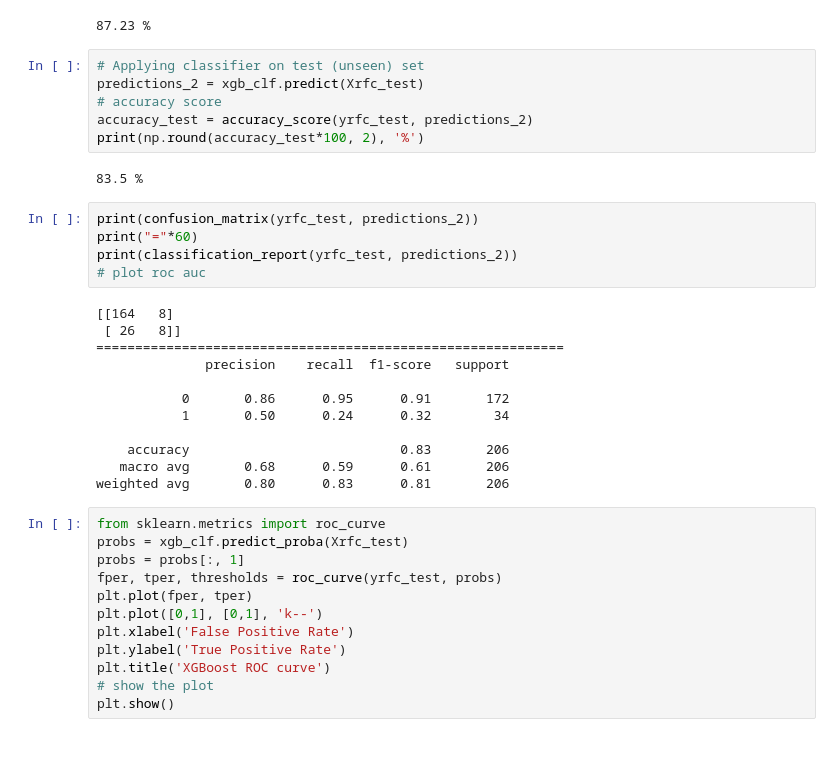
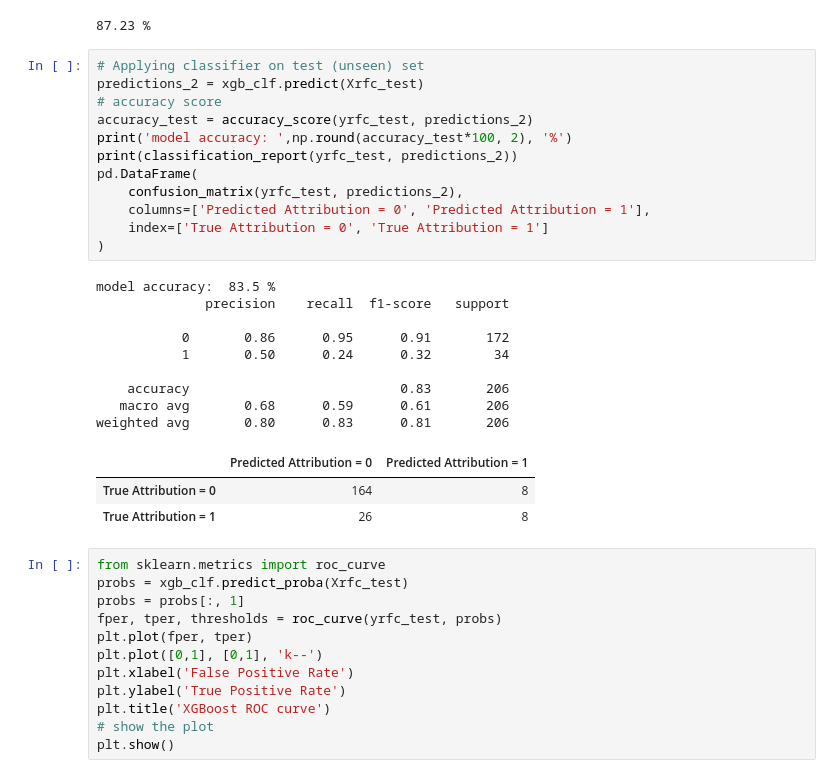
Before and after one commit to sreyadhar/Python-Programming, a Jupyter notebook: ML_L1_Assignment.ipynb, the cells around one changed output. Saved outputs shown, nothing was run; the diff lists cells and outputs as text; blank space fills up the shorter version.

```diff
--- a/ML_L1_Assignment.ipynb
+++ b/ML_L1_Assignment.ipynb
@@ -354,28 +293,28 @@ print(np.round(accuracy_train*100, 2), '%')
 # %%
 # Applying classifier on test (unseen) set
 predictions_2 = xgb_clf.predict(Xrfc_test)
 # accuracy score
 accuracy_test = accuracy_score(yrfc_test, predictions_2)
-print(np.round(accuracy_test*100, 2), '%')
+print('model accuracy: ',np.round(accuracy_test*100, 2), '%')
+print(classification_report(yrfc_test, predictions_2))
+pd.DataFrame(
+    confusion_matrix(yrfc_test, predictions_2),
+    columns=['Predicted Attribution = 0', 'Predicted Attribution = 1'],
+    index=['True Attribution = 0', 'True Attribution = 1']
+)
 # %% [output]
-83.5 %
+model accuracy:  83.5 %
+              precision    recall  f1-score   support
+
+           0       0.86      0.95      0.91       172
+           1       0.50      0.24      0.32        34
+
+    accuracy                           0.83       206
+   macro avg       0.68      0.59      0.61       206
+weighted avg       0.80      0.83      0.81       206
+|  | Predicted Attribution = 0 | Predicted Attribution = 1 |
+| True Attribution = 0 | 164 | 8 |
+| True Attribution = 1 | 26 | 8 |
-# %%
-print(confusion_matrix(yrfc_test, predictions_2))
-print("="*60)
-print(classification_report(yrfc_test, predictions_2))
-# plot roc auc
-# %% [output]
-[[164   8]
- [ 26   8]]
-============================================================
-              precision    recall  f1-score   support
-
-           0       0.86      0.95      0.91       172
-           1       0.50      0.24      0.32        34
-
-    accuracy                           0.83       206
-   macro avg       0.68      0.59      0.61       206
-weighted avg       0.80      0.83      0.81       206
 # %%
 from sklearn.metrics import roc_curve
 probs = xgb_clf.predict_proba(Xrfc_test)
```
Also changed, not shown: parts of 11 cells of this notebook.
